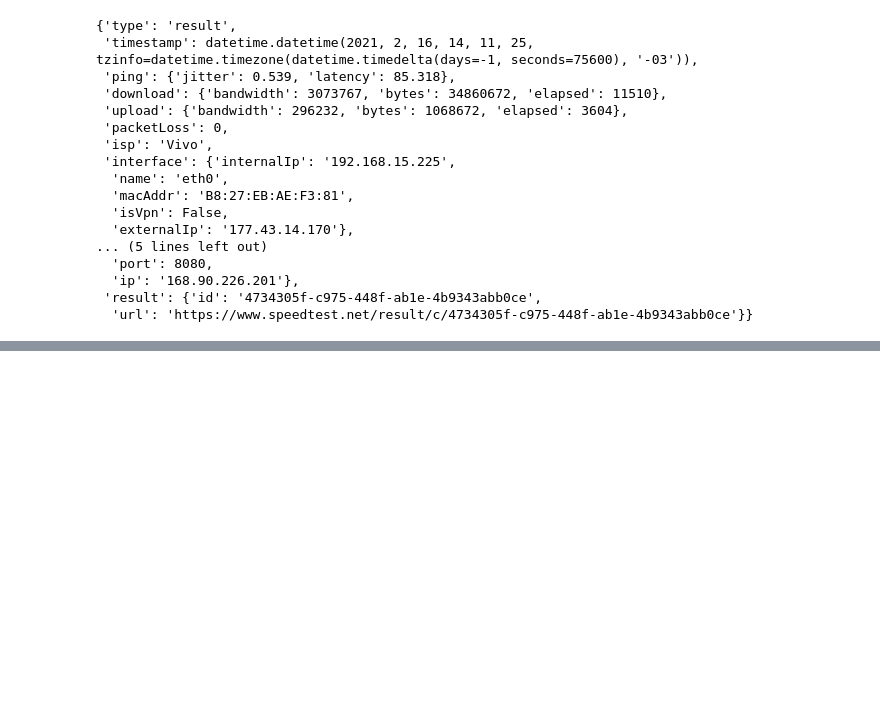
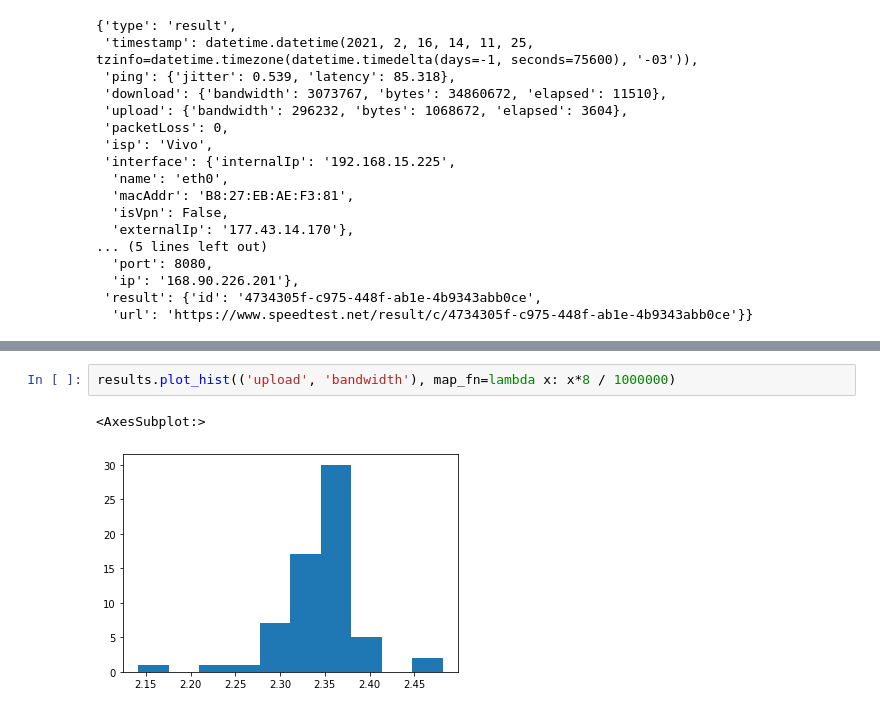
Before and after one commit to AugustoQueiroz/SpeedTestResults, a Jupyter notebook: exploration.ipynb, the cells around one changed output, grey strips where cells are left out. Cells and saved outputs as stored; diff of their text form; blank space fills up the shorter version.

```diff
--- a/exploration.ipynb
+++ b/exploration.ipynb
@@ -81,0 +30,5 @@ plt.hist(upload_bandwidths_in_Mbps)
+# %%
+results.plot_hist(('upload', 'bandwidth'), map_fn=lambda x: x*8 / 1000000)
+# %% [output]
+<AxesSubplot:>
+[figure, added]
```
Also changed, not shown: parts of 12 cells of this notebook.
